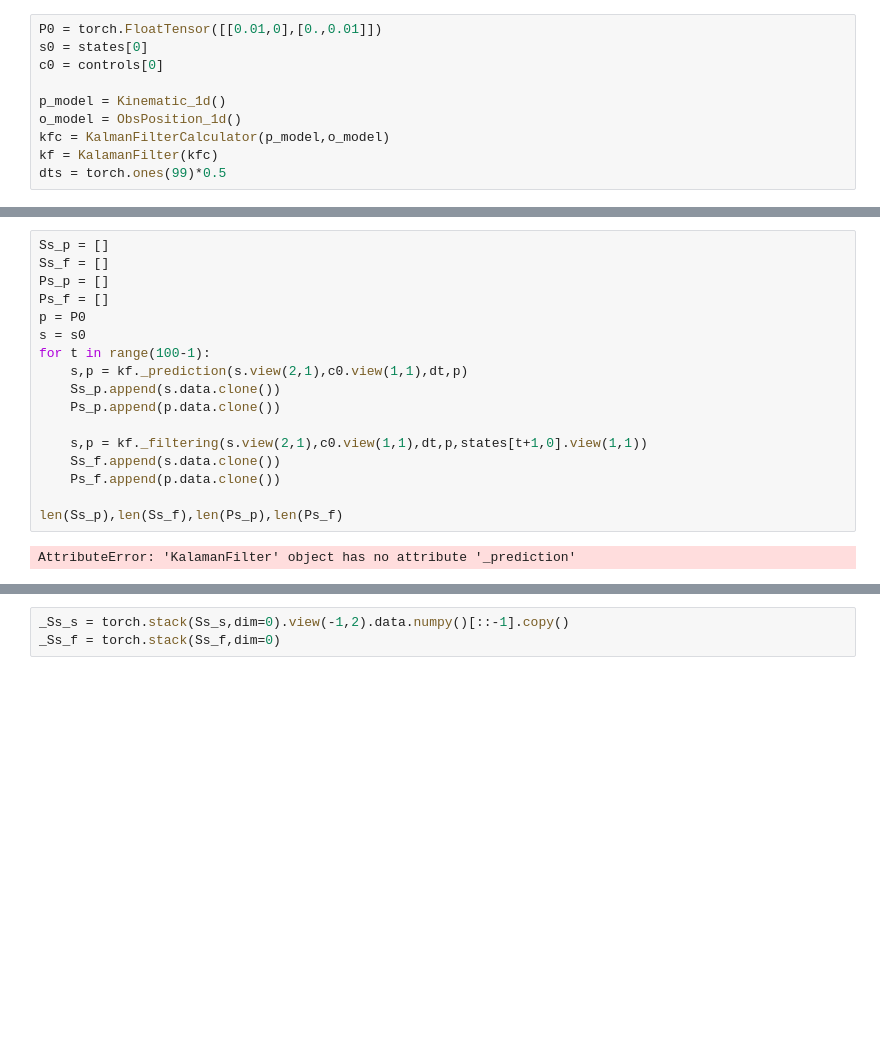
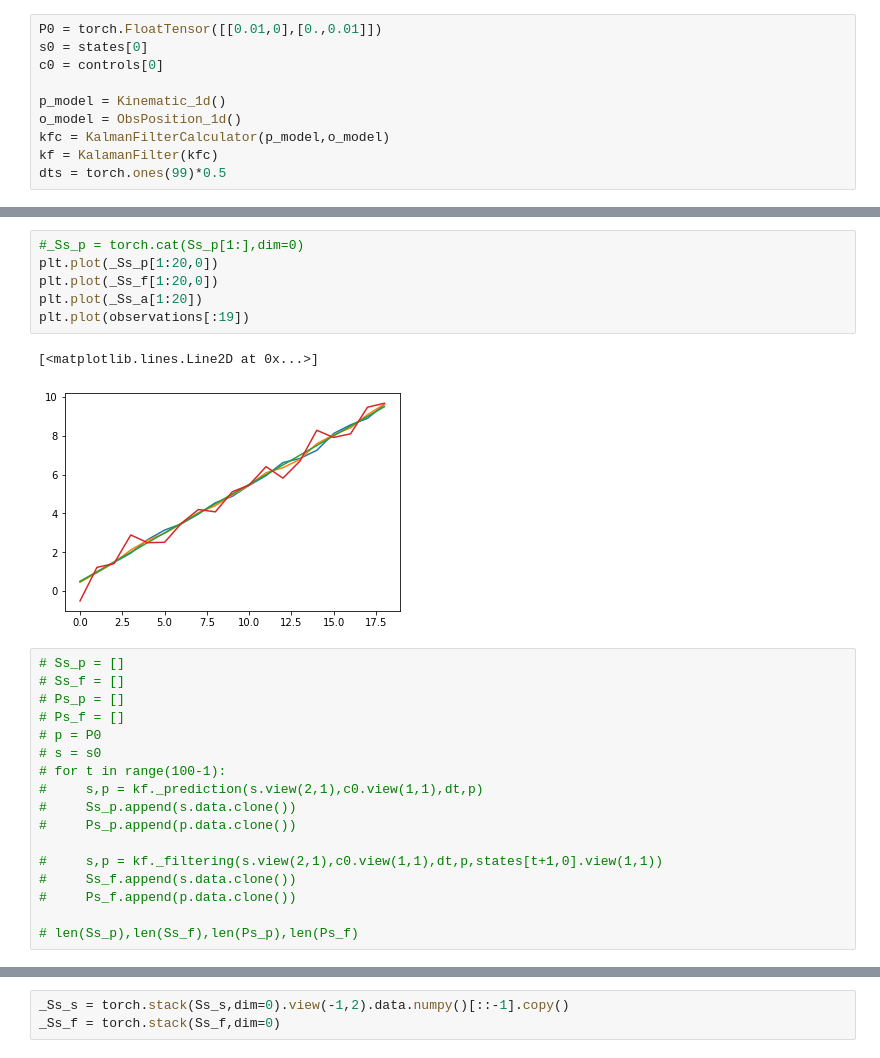
Before and after one commit to yshibata8513/kalman_filter, a Jupyter notebook: Untitled.ipynb, the cells around one changed output, grey strips where cells are left out. Saved outputs shown, nothing was run; the diff lists cells and outputs as text; blank space fills up the shorter version.

```diff
--- a/Untitled.ipynb
+++ b/Untitled.ipynb
@@ -187,19 +213,26 @@ dts = torch.ones(99)*0.5
+# %%
+#_Ss_p = torch.cat(Ss_p[1:],dim=0)
+plt.plot(_Ss_p[1:20,0])
+plt.plot(_Ss_f[1:20,0])
+plt.plot(_Ss_a[1:20])
+plt.plot(observations[:19])
+# %% [output]
+[<matplotlib.lines.Line2D at 0x...>]
+[figure, added]
 # %%
-Ss_p = []
-Ss_f = []
-Ps_p = []
-Ps_f = []
-p = P0
-s = s0
-for t in range(100-1):
-    s,p = kf._prediction(s.view(2,1),c0.view(1,1),dt,p)
-    Ss_p.append(s.data.clone())
-    Ps_p.append(p.data.clone())
+# Ss_p = []
+# Ss_f = []
+# Ps_p = []
+# Ps_f = []
+# p = P0
+# s = s0
+# for t in range(100-1):
+#     s,p = kf._prediction(s.view(2,1),c0.view(1,1),dt,p)
+#     Ss_p.append(s.data.clone())
+#     Ps_p.append(p.data.clone())
 
-    s,p = kf._filtering(s.view(2,1),c0.view(1,1),dt,p,states[t+1,0].view(1,1))
-    Ss_f.append(s.data.clone())
-    Ps_f.append(p.data.clone())
+#     s,p = kf._filtering(s.view(2,1),c0.view(1,1),dt,p,states[t+1,0].view(1,1))
+#     Ss_f.append(s.data.clone())
+#     Ps_f.append(p.data.clone())
 
-len(Ss_p),len(Ss_f),len(Ps_p),len(Ps_f)
+# len(Ss_p),len(Ss_f),len(Ps_p),len(Ps_f)
-# %% [output]
-AttributeError: 'KalamanFilter' object has no attribute '_prediction'
```
Also changed, not shown: parts of 14 cells of this notebook.
